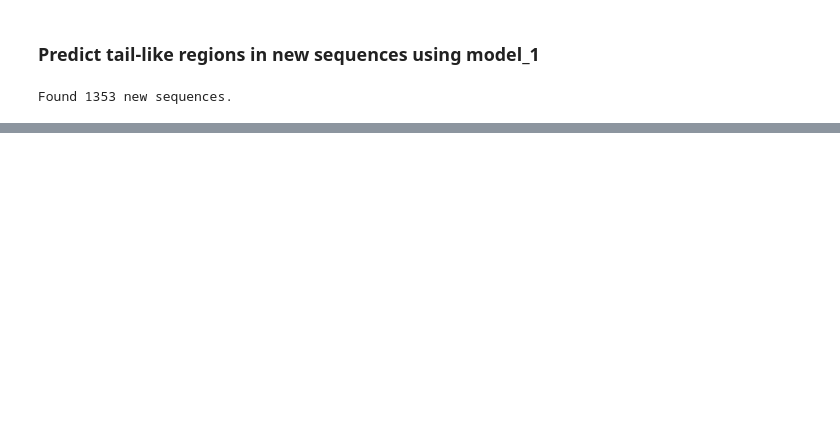
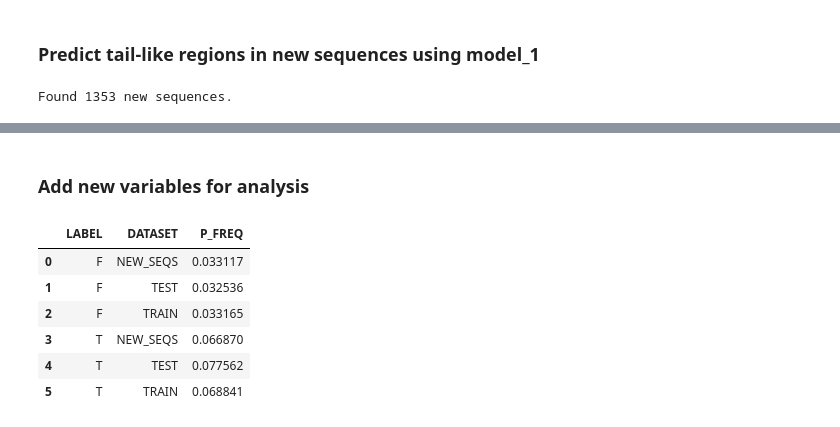
Before and after one commit to harshkhare/HMM-annotate-sequence, a Jupyter notebook: build_hmm_model.ipynb, the cells around one changed output, grey strips where cells are left out. Saved outputs shown, nothing was run; the diff lists cells and outputs as text; code cells hidden in the pictures; blank space fills up the shorter version.

```diff
--- a/build_hmm_model.ipynb
+++ b/build_hmm_model.ipynb
@@ -771,3 +811,25 @@ Name: DATASET, dtype: int64
 | 2 | sp|P02348|DBH5_RHILE | 0 | 91 | 91 | OOKOOOOOAOAOKAOOTKOOAAOAOOAOOOOOO... | FFFFFFFFFFFFFFFFFFFFFFFFFFFFFFFFF... | F | TEST |
 | 3 | sp|P05384|DBHB_PSEAE | 0 | 90 | 90 | OOKOOOOOAOAAOAOOPKAOAOOAOOAOOOOOT... | FFFFFFFFFFFFFFFFFFFFFFFFFFFFFFFFF... | F | TEST |
 | 4 | sp|P0A1R8|DBHB_SALTY | 0 | 90 | 90 | OOKOOOOOKOAAOAOOOKAAAOOAOOAOOAOOT... | FFFFFFFFFFFFFFFFFFFFFFFFFFFFFFFFF... | F | TEST |
+# %% [markdown]
+### Add new variables for analysis
+# %%
+### Add new variables
+#df['Discounted_Price'] = df.apply(lambda row: row.Cost - (row.Cost * 0.1), axis = 1)
+
+# Add frequency of amino acids in the amino acid categories
+for aa in aa_code_cat:
+  if aa != "X":
+    df_train_test_new[aa+'_FREQ'] = df_train_test_new.apply(lambda row: row['SEQ'].count(aa)/row['LEN'], axis = 1)
+
+#df_train_test_new.head()
+
+df_train_test_new[['DATASET','LABEL','P_FREQ']].groupby(by=['LABEL','DATASET'], as_index=False).agg({'P_FREQ':np.mean})
+# %% [output]
+|  | LABEL | DATASET | P_FREQ |
+| 0 | F | NEW_SEQS | 0.033117 |
+| 1 | F | TEST | 0.032536 |
+| 2 | F | TRAIN | 0.033165 |
+| 3 | T | NEW_SEQS | 0.066870 |
+| 4 | T | TEST | 0.077562 |
+| 5 | T | TRAIN | 0.068841 |
```
Also changed, not shown: parts of 12 cells of this notebook.
